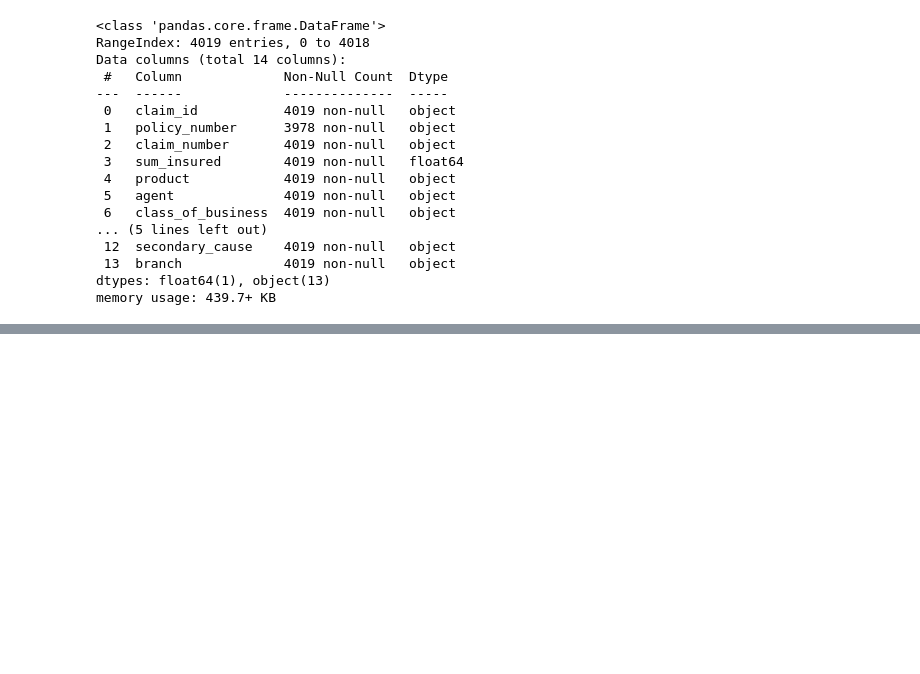
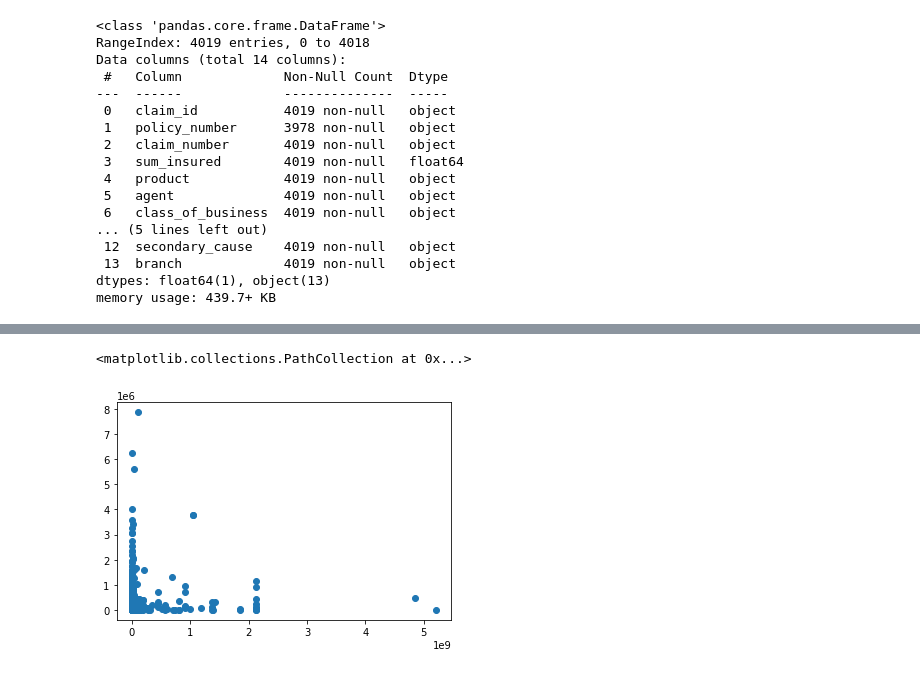
Before and after one commit to simiel/2022UHA, a Jupyter notebook: notebook/investigate.ipynb, the cells around one changed output, grey strips where cells are left out. Cells and saved outputs as stored; diff of their text form; code cells hidden in the pictures; blank space fills up the shorter version.

```diff
--- a/notebook/investigate.ipynb
+++ b/notebook/investigate.ipynb
@@ -88,0 +99,5 @@ memory usage: 439.7+ KB
+# %%
+plt.scatter(x='sum_insured',y='target', data= train)
+# %% [output]
+<matplotlib.collections.PathCollection at 0x...>
+[figure, added]
```
Also changed, not shown: parts of 7 cells of this notebook, 3 other files.
